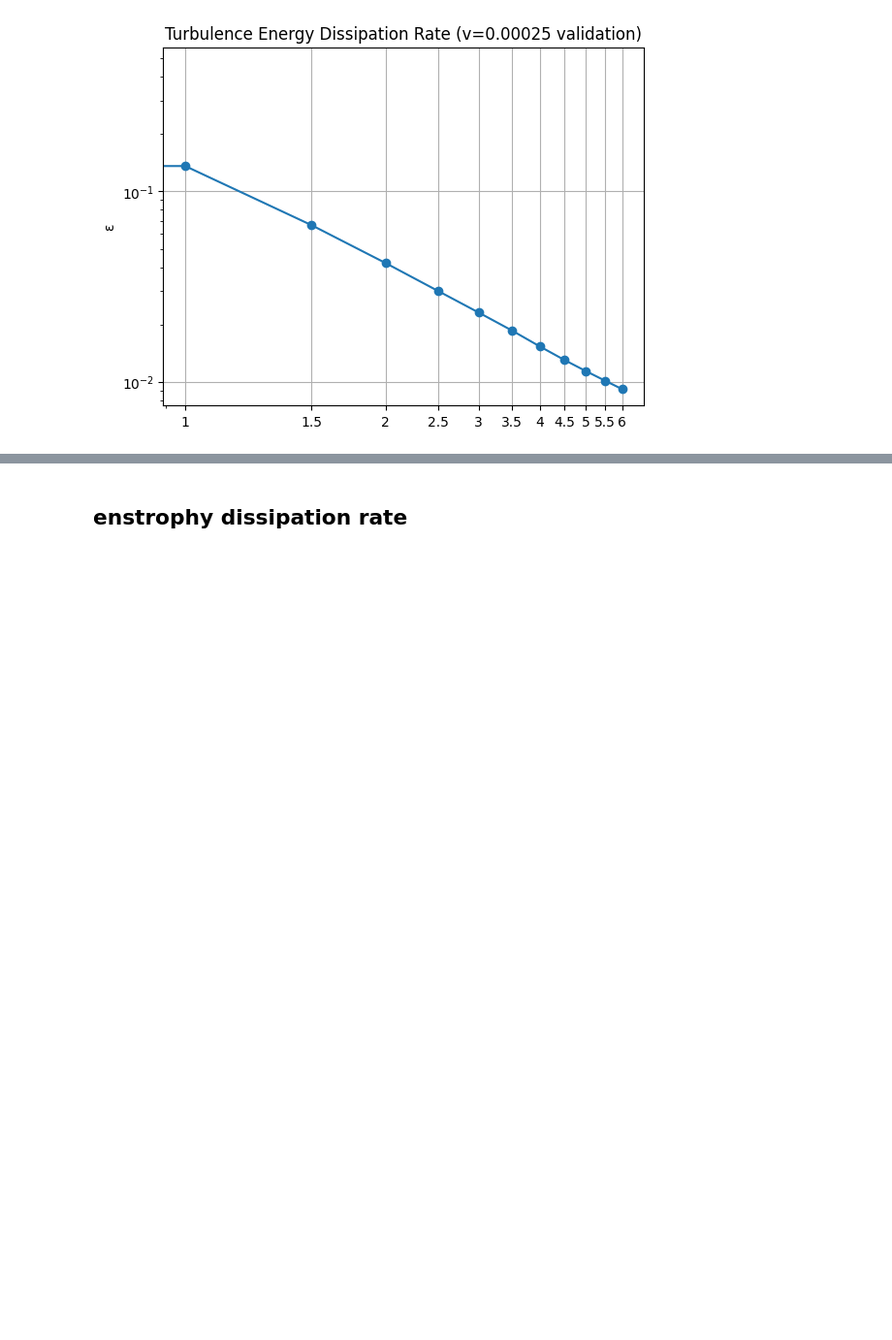
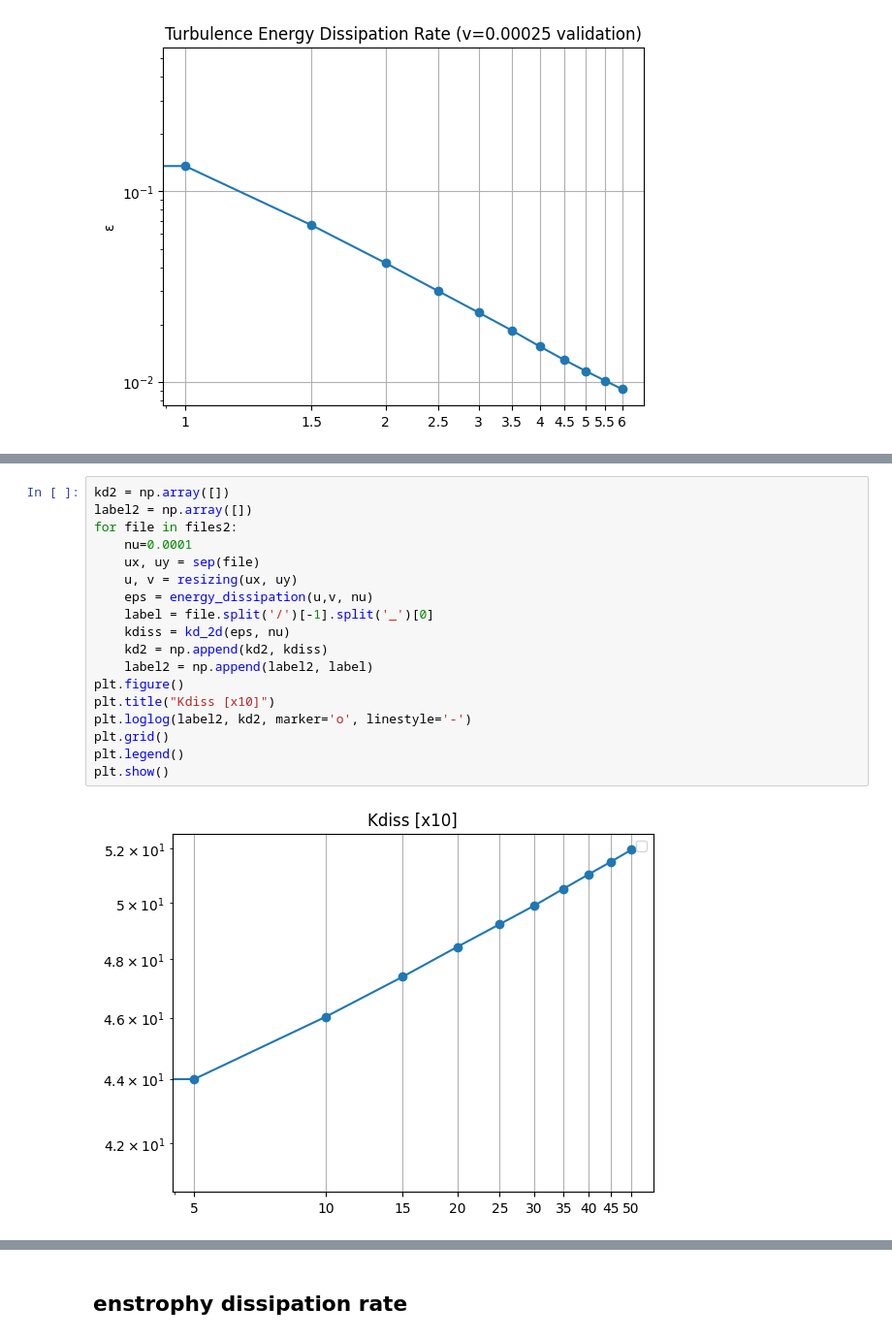
Before and after one commit to red1ithink/EnergySpectrum, a Jupyter notebook: spectrum.ipynb, the cells around one changed output, grey strips where cells are left out. Shown at 97% size. Cells and saved outputs as stored; diff of their text form; blank space fills up the shorter version.

```diff
--- a/spectrum.ipynb
+++ b/spectrum.ipynb
@@ -192,0 +213,20 @@ plt.show()
+# %%
+kd2 = np.array([])
+label2 = np.array([])
+for file in files2:
+    nu=0.0001
+    ux, uy = sep(file)
+    u, v = resizing(ux, uy)
+    eps = energy_dissipation(u,v, nu)
+    label = file.split('/')[-1].split('_')[0]
+    kdiss = kd_2d(eps, nu)
+    kd2 = np.append(kd2, kdiss)
+    label2 = np.append(label2, label)
+plt.figure()
+plt.title("Kdiss [x10]")
+plt.loglog(label2, kd2, marker='o', linestyle='-')
+plt.grid()
+plt.legend()
+plt.show()
+# %% [output]
+[figure, added]
```
Also changed, not shown: parts of 4 cells of this notebook, 16 other files.
